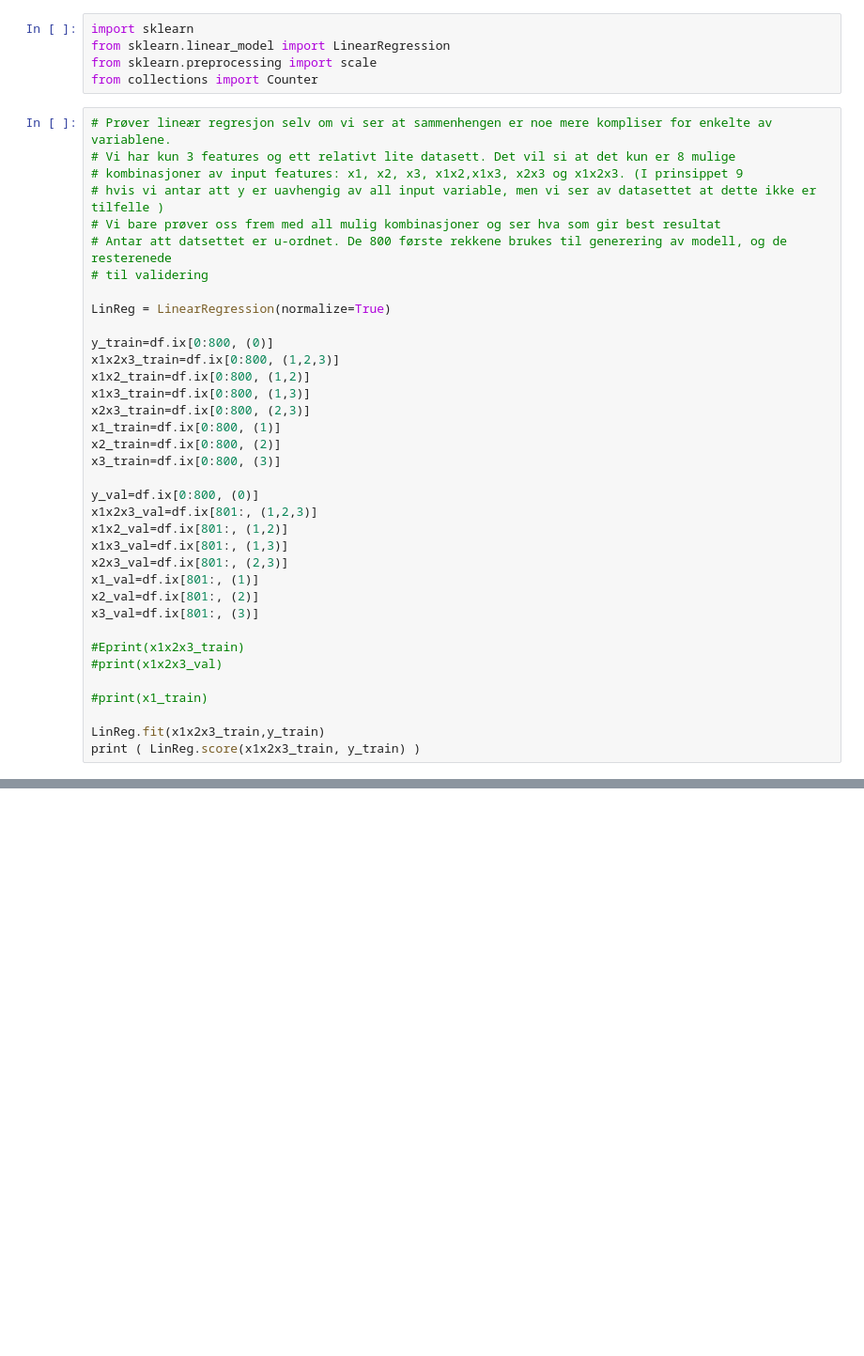
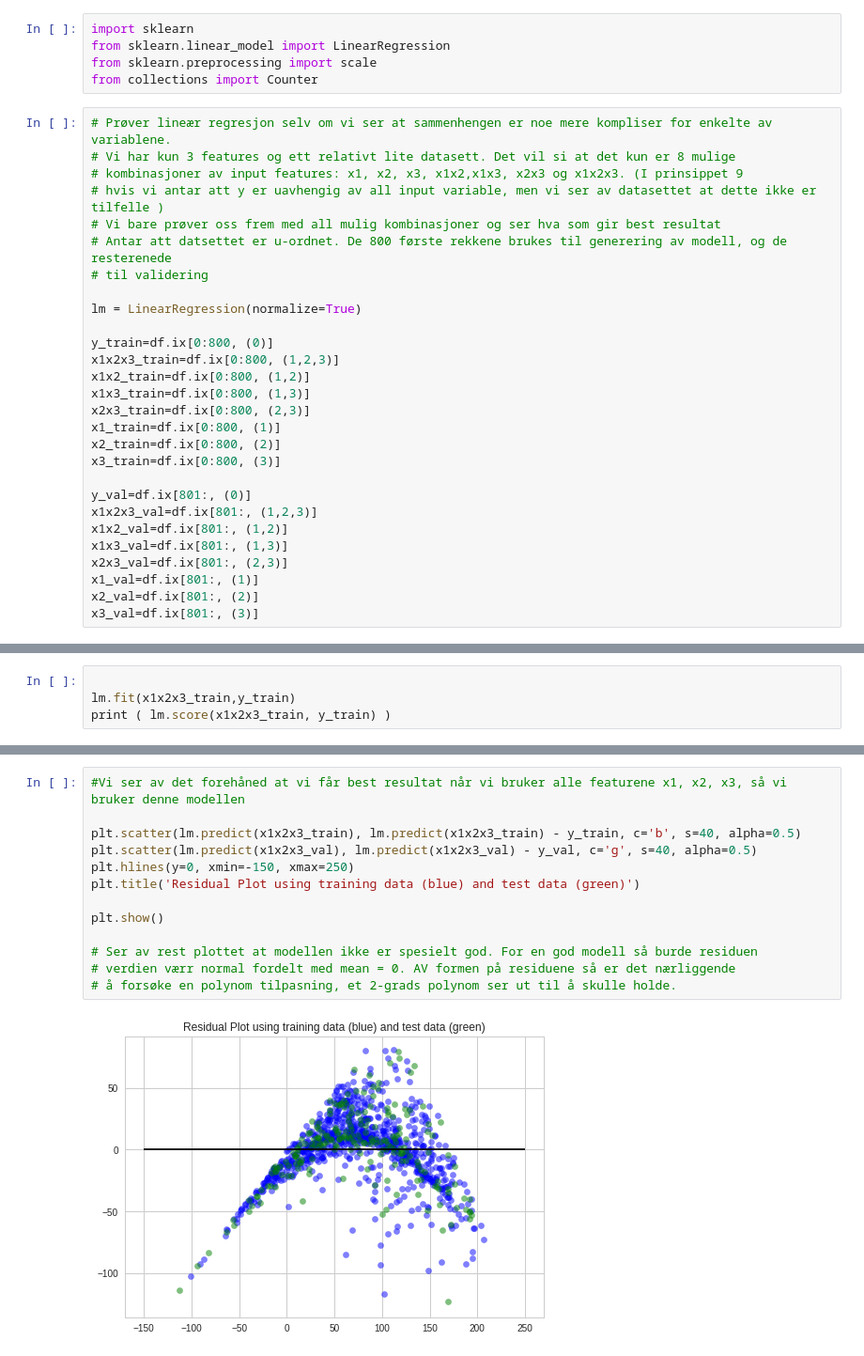
Before and after one commit to perthi/deep-learning, a Jupyter notebook: may.12th.ipynb, the cells around one changed output, grey strips where cells are left out. Shown at 94% size. Saved outputs shown, nothing was run; the diff lists cells and outputs as text; blank space fills up the shorter version.

```diff
--- a/may.12th.ipynb
+++ b/may.12th.ipynb
@@ -84,7 +90,7 @@ from collections import Counter
 # Antar att datsettet er u-ordnet. De 800 første rekkene brukes til generering av modell, og de resterenede
 # til validering
 
-LinReg = LinearRegression(normalize=True)
+lm = LinearRegression(normalize=True)
 
 y_train=df.ix[0:800, (0)]
 x1x2x3_train=df.ix[0:800, (1,2,3)]
@@ -95,7 +101,7 @@ x1_train=df.ix[0:800, (1)]
 x2_train=df.ix[0:800, (2)]
 x3_train=df.ix[0:800, (3)]
 
-y_val=df.ix[0:800, (0)]
+y_val=df.ix[801:, (0)]
 x1x2x3_val=df.ix[801:, (1,2,3)]
 x1x2_val=df.ix[801:, (1,2)]
 x1x3_val=df.ix[801:, (1,3)]
@@ -103,11 +109,3 @@ x2x3_val=df.ix[801:, (2,3)]
 x1_val=df.ix[801:, (1)]
 x2_val=df.ix[801:, (2)]
 x3_val=df.ix[801:, (3)]
-
-#Eprint(x1x2x3_train)
-#print(x1x2x3_val)
-
-#print(x1_train)
-
-LinReg.fit(x1x2x3_train,y_train)
-print ( LinReg.score(x1x2x3_train, y_train) )
@@ -115,0 +112,4 @@ print ( LinReg.score(x1x2x3_train, y_train) )
+# %%
+
+lm.fit(x1x2x3_train,y_train)
+print ( lm.score(x1x2x3_train, y_train) )
@@ -115,0 +118,15 @@ print ( LinReg.score(x1x2x3_train, y_train) )
+# %%
+#Vi ser av det forehåned at vi får best resultat når vi bruker alle featurene x1, x2, x3, så vi bruker denne modellen
+
+plt.scatter(lm.predict(x1x2x3_train), lm.predict(x1x2x3_train) - y_train, c='b', s=40, alpha=0.5)
+plt.scatter(lm.predict(x1x2x3_val), lm.predict(x1x2x3_val) - y_val, c='g', s=40, alpha=0.5)
+plt.hlines(y=0, xmin=-150, xmax=250)
+plt.title('Residual Plot using training data (blue) and test data (green)')
+
+plt.show()
+
+# Ser av rest plottet at modellen ikke er spesielt god. For en god modell så burde residuen
+# verdien værr normal fordelt med mean = 0. AV formen på residuene så er det nærliggende
+# å forsøke en polynom tilpasning, et 2-grads polynom ser ut til å skulle holde.
+# %% [output]
+[figure, added]
```
Also changed, not shown: parts of 13 cells of this notebook.
